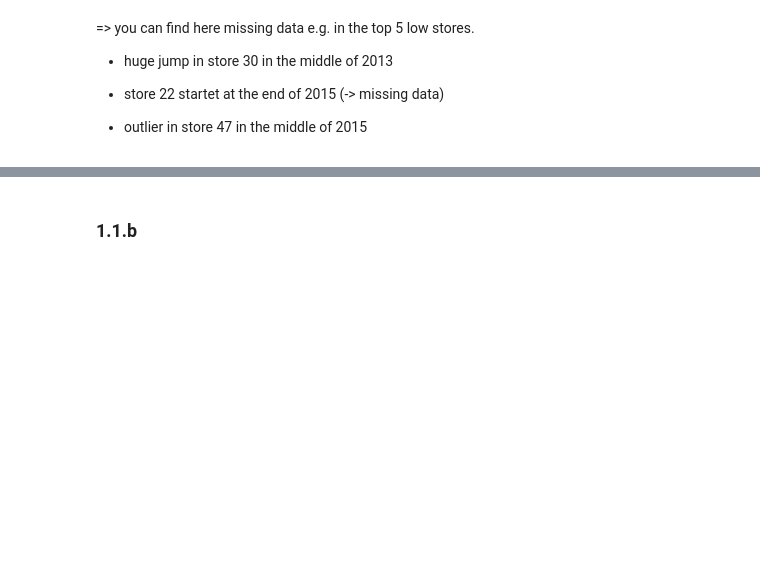
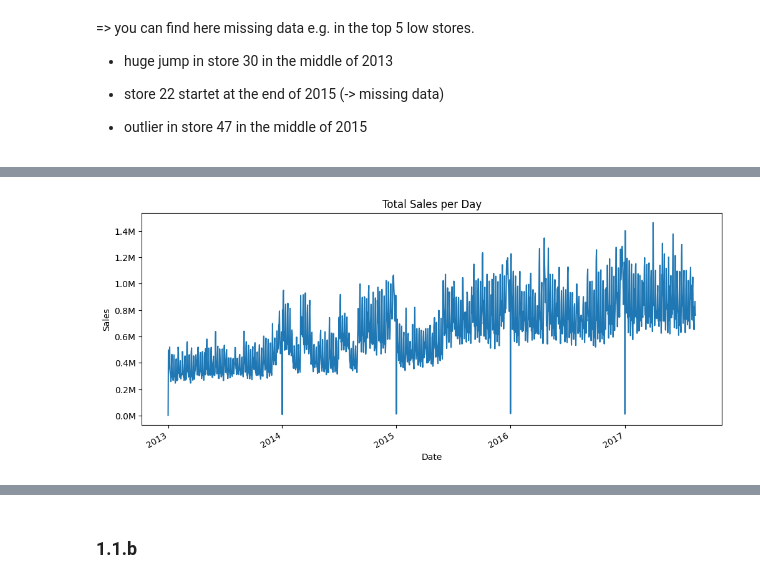
Before and after one commit to SaraSopr/DataPoweredSoftware, a Jupyter notebook: Assignment1.ipynb, the cells around one changed output, grey strips where cells are left out. Drawn from its saved outputs; the diff is of its cells as text; code cells hidden in the pictures; blank space fills up the shorter version.

Commit message:
explore store dataset - training dataset

```diff
--- a/Assignment1.ipynb
+++ b/Assignment1.ipynb
@@ -386,0 +369,13 @@ print(sample_sub_df.head())
+# %%
+train_df = pd.read_csv(DATA_DIR / "train.csv",
+                          names=["id", "date", "store_nbr", "family","sales", "onpromotion" ],
+                          header=0, parse_dates=["date"])
+
+print("=== Head: ===")
+print(train_df.head())
+
+print("=== Info: ===")
+print(train_df.info())
+
+print("=== Description: ===")
+print(train_df.describe())
@@ -386,0 +430,18 @@ print(sample_sub_df.head())
+# %%
+import matplotlib.pyplot as plt
+import matplotlib.ticker as mtick
+
+daily_sales = train_df.groupby('date')['sales'].sum()
+
+plt.figure(figsize=(12,5))
+ax = daily_sales.plot()
+
+# values into millions
+ax.yaxis.set_major_formatter(mtick.FuncFormatter(lambda x, _: f'{float(x/1e6)}M'))
+
+plt.title("Total Sales per Day")
+plt.xlabel("Date")
+plt.ylabel("Sales")
+plt.show()
+# %% [output]
+[figure, added]
```
Also changed, not shown: parts of 8 cells of this notebook.
